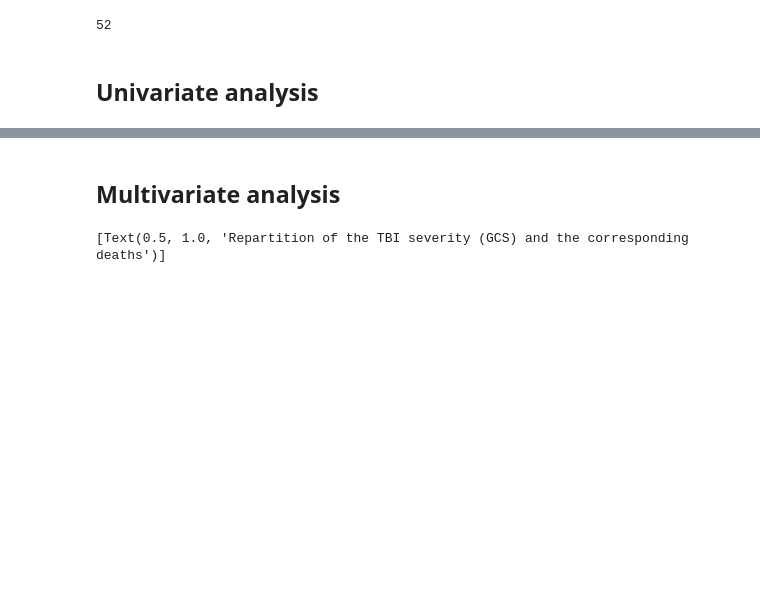
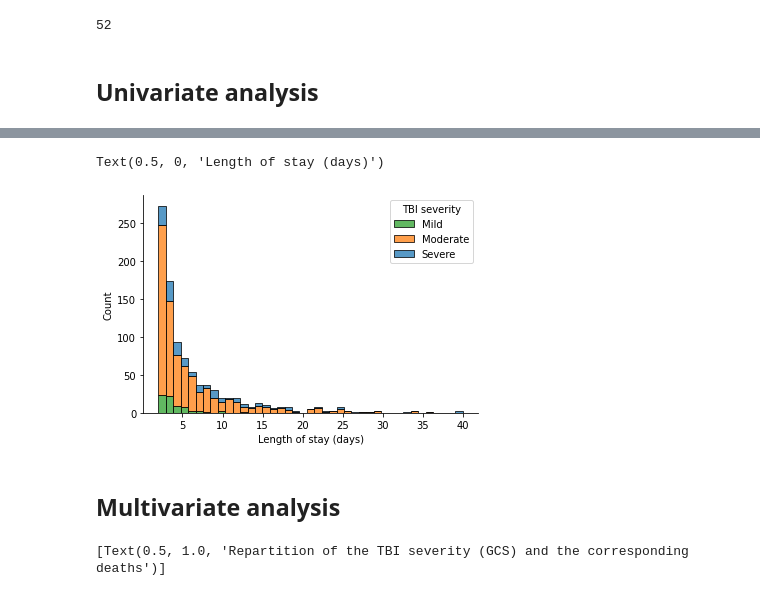
Before and after one commit to AgatheZ/Master-Project, a Jupyter notebook: MIMIC_IV/Database analysis/demographics_eda.ipynb, the cells around one changed output, grey strips where cells are left out. Cells and saved outputs as stored; diff of their text form; code cells hidden in the pictures; blank space fills up the shorter version.

```diff
--- a/MIMIC_IV/Database analysis/demographics_eda.ipynb
+++ b/MIMIC_IV/Database analysis/demographics_eda.ipynb
@@ -97,3 +111,16 @@ print(s.median(demographic['los']))
+# %%
+#LOS HIST + SEVERITY
+
+fig, ax = plt.subplots()
+sns.histplot(data = demographic, x = "los", hue = 'severity', multiple = "stack" )
+plt.legend(title='TBI severity', labels= ['Mild', 'Moderate', 'Severe'])
+
+ax.spines['top'].set_visible(False)
+ax.spines['right'].set_visible(False)
+plt.xlabel('Length of stay (days)')
+# %% [output]
+Text(0.5, 0, 'Length of stay (days)')
+[figure, added]
 # %% [markdown]
 ## Multivariate analysis
 # %%
```
Also changed, not shown: parts of 7 cells of this notebook, 9 other files.
